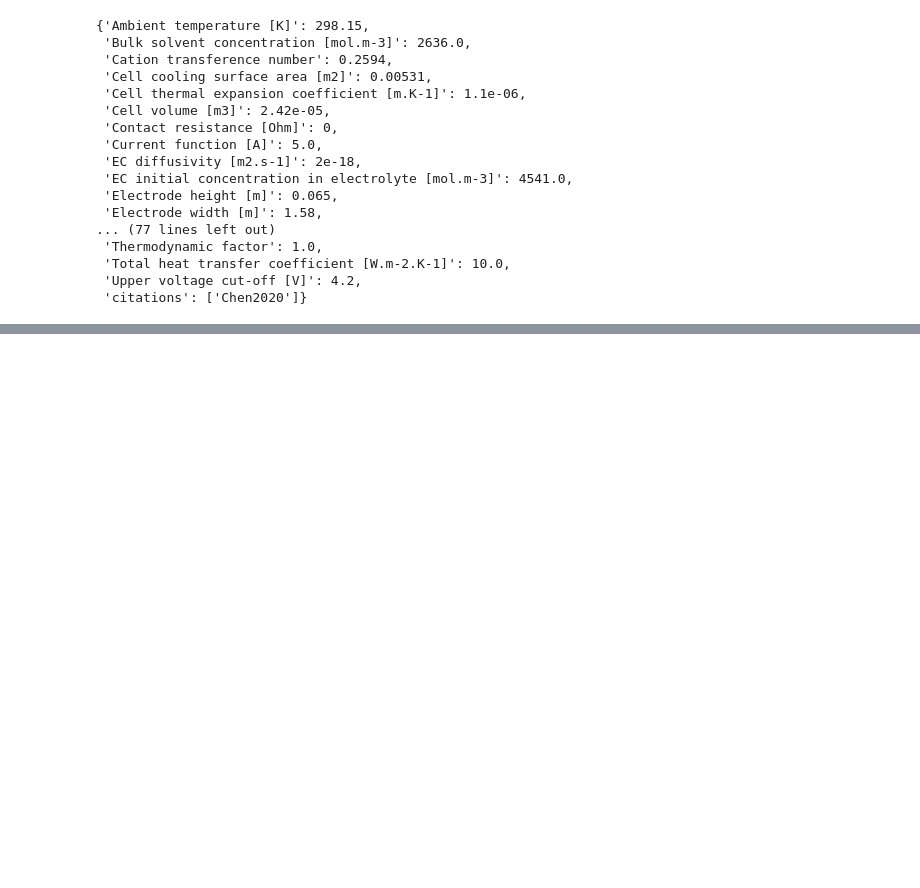
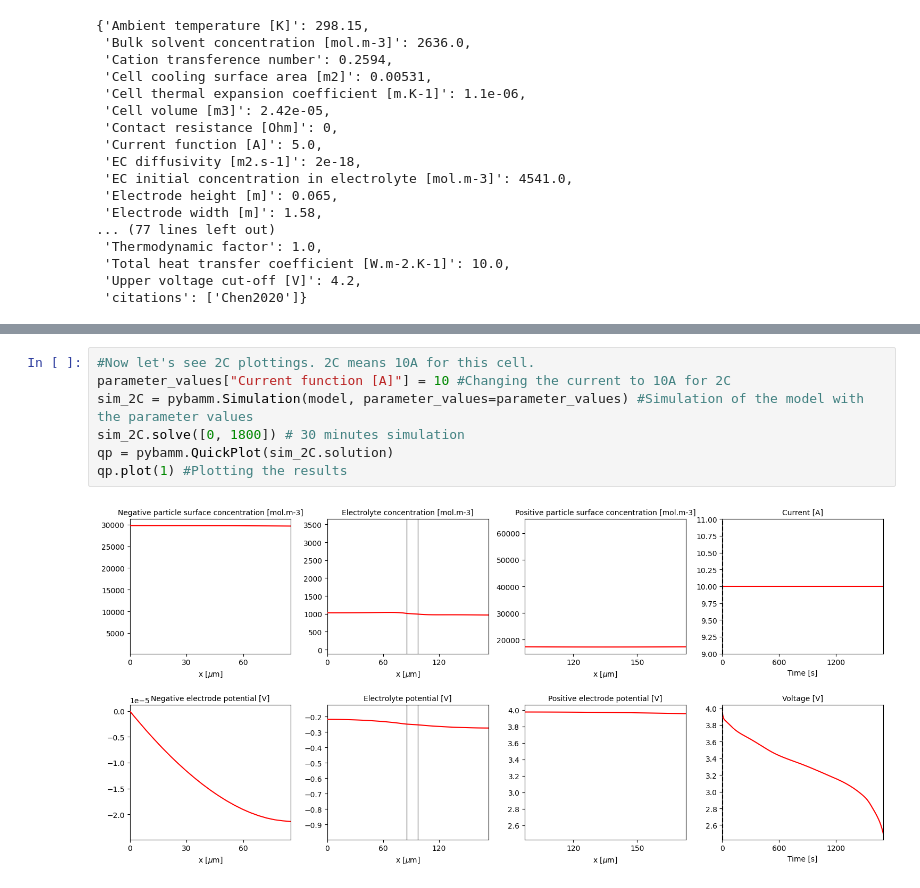
Before and after one commit to halbul01/Pybamm-Samples, a Jupyter notebook: 03_Setting Paramater Values.ipynb, the cells around one changed output, grey strips where cells are left out. Saved outputs shown, nothing was run; the diff lists cells and outputs as text; blank space fills up the shorter version.

```diff
--- a/03_Setting Paramater Values.ipynb
+++ b/03_Setting Paramater Values.ipynb
@@ -33,3 +33,12 @@ qp = pybamm.QuickPlot(sim.solution)
 qp.plot(1) #Plotting the results
 # %% [output]
 [figure]
+# %%
+#Now let's see 2C plottings. 2C means 10A for this cell.
+parameter_values["Current function [A]"] = 10 #Changing the current to 10A for 2C
+sim_2C = pybamm.Simulation(model, parameter_values=parameter_values) #Simulation of the model with the parameter values
+sim_2C.solve([0, 1800]) # 30 minutes simulation
+qp = pybamm.QuickPlot(sim_2C.solution)
+qp.plot(1) #Plotting the results
+# %% [output]
+[figure, added]
```
Also changed, not shown: parts of 3 cells of this notebook.
